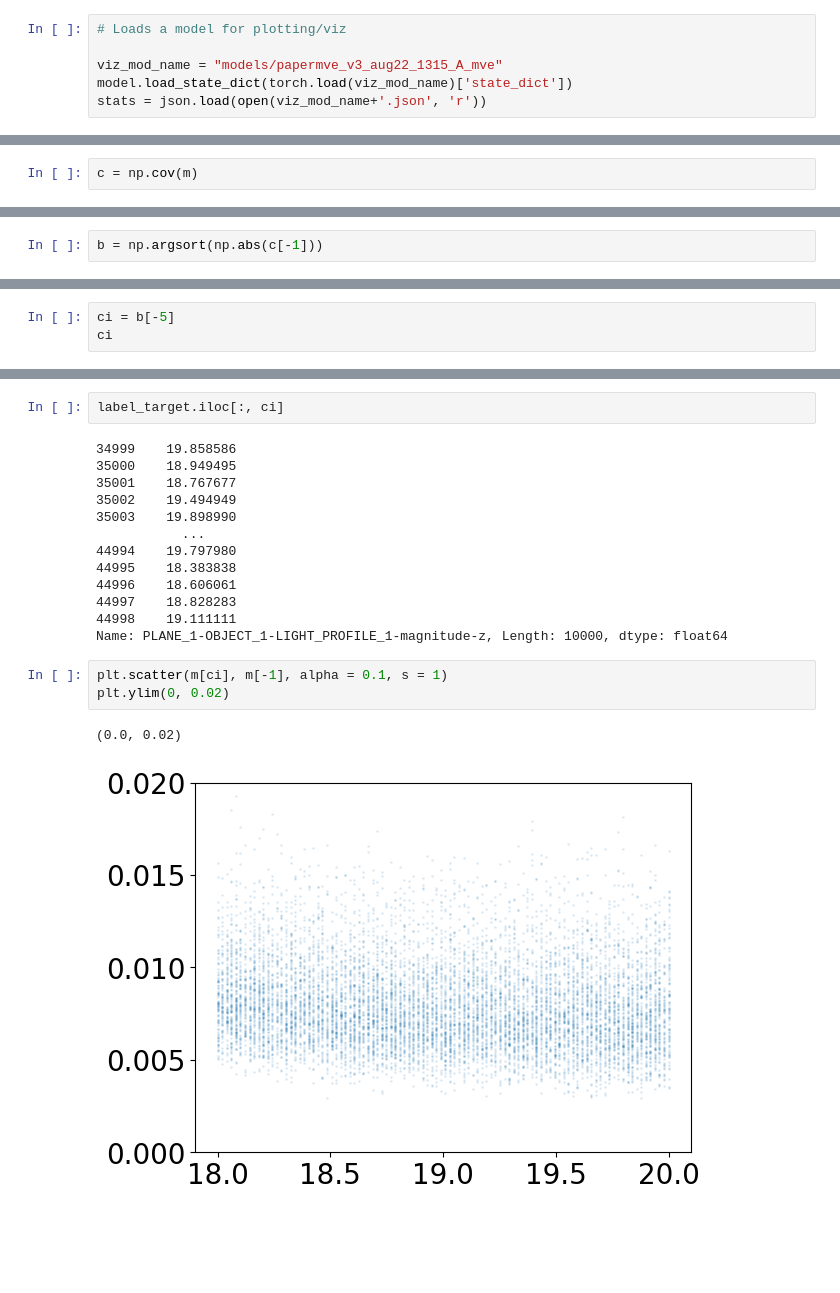
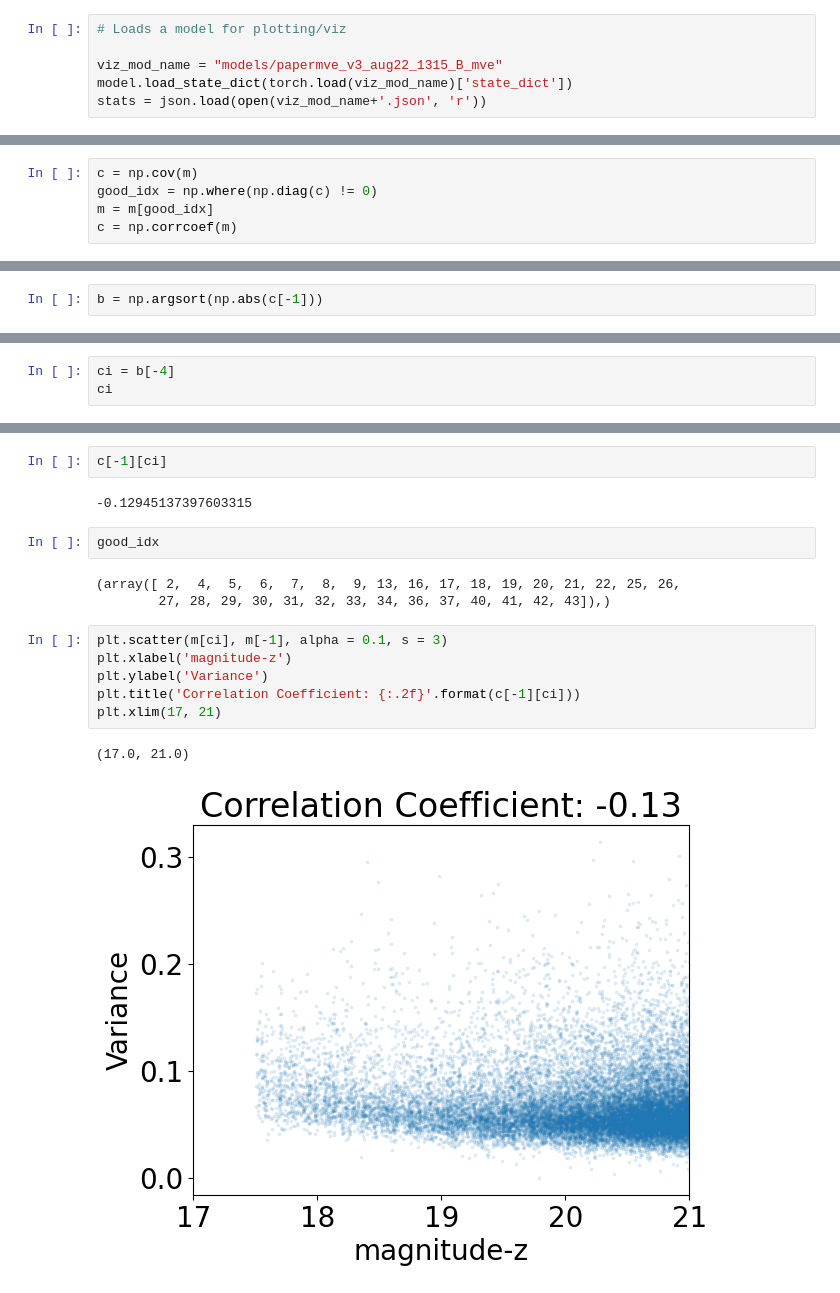
Before and after one commit to deepskies/DomainAdaptiveMVEforLensModeling, a Jupyter notebook: src/training/PaperMVE/VisualizeModel.ipynb, the cells around one changed output, grey strips where cells are left out. Drawn from its saved outputs; the diff is of its cells as text; blank space fills up the shorter version.

```diff
--- a/src/training/PaperMVE/VisualizeModel.ipynb
+++ b/src/training/PaperMVE/VisualizeModel.ipynb
@@ -114,7 +114,7 @@ Estimated Total Size (MB): 0.99
 # %%
 # Loads a model for plotting/viz
 
-viz_mod_name = "models/papermve_v3_aug22_1315_A_mve"
+viz_mod_name = "models/papermve_v3_aug22_1315_B_mve"
 model.load_state_dict(torch.load(viz_mod_name)['state_dict'])
 stats = json.load(open(viz_mod_name+'.json', 'r'))
 # %%
@@ -681,5 +765,8 @@ m = np.array(label_target).T
 # %%
 c = np.cov(m)
+good_idx = np.where(np.diag(c) != 0)
+m = m[good_idx]
+c = np.corrcoef(m)
 # %%
 c[-1].argmax()
 # %% [output]
@@ -708,4 +792,4 @@ print(c[-1])
 # %%
-ci = b[-5]
+ci = b[-4]
 ci
 # %% [output]
@@ -715,23 +799,20 @@ all_cols[ci]
 # %% [output]
 'PLANE_1-OBJECT_1-LIGHT_PROFILE_1-magnitude-z'
-# %%
-label_target.iloc[:, ci]
-# %% [output]
-34999    19.858586
-35000    18.949495
-35001    18.767677
-35002    19.494949
-35003    19.898990
-           ...
-44994    19.797980
-44995    18.383838
-44996    18.606061
-44997    18.828283
-44998    19.111111
-Name: PLANE_1-OBJECT_1-LIGHT_PROFILE_1-magnitude-z, Length: 10000, dtype: float64
+# %%
+c[-1][ci]
+# %% [output]
+-0.12945137397603315
+# %%
+good_idx
+# %% [output]
+(array([ 2,  4,  5,  6,  7,  8,  9, 13, 16, 17, 18, 19, 20, 21, 22, 25, 26,
+        27, 28, 29, 30, 31, 32, 33, 34, 36, 37, 40, 41, 42, 43]),)
 # %%
-plt.scatter(m[ci], m[-1], alpha = 0.1, s = 1)
-plt.ylim(0, 0.02)
+plt.scatter(m[ci], m[-1], alpha = 0.1, s = 3)
+plt.xlabel('magnitude-z')
+plt.ylabel('Variance')
+plt.title('Correlation Coefficient: {:.2f}'.format(c[-1][ci]))
+plt.xlim(17, 21)
 # %% [output]
-(0.0, 0.02)
+(17.0, 21.0)
-[figure, old version]
+[figure, new version]
```
Also changed, not shown: parts of 39 cells of this notebook, 21 other files.
